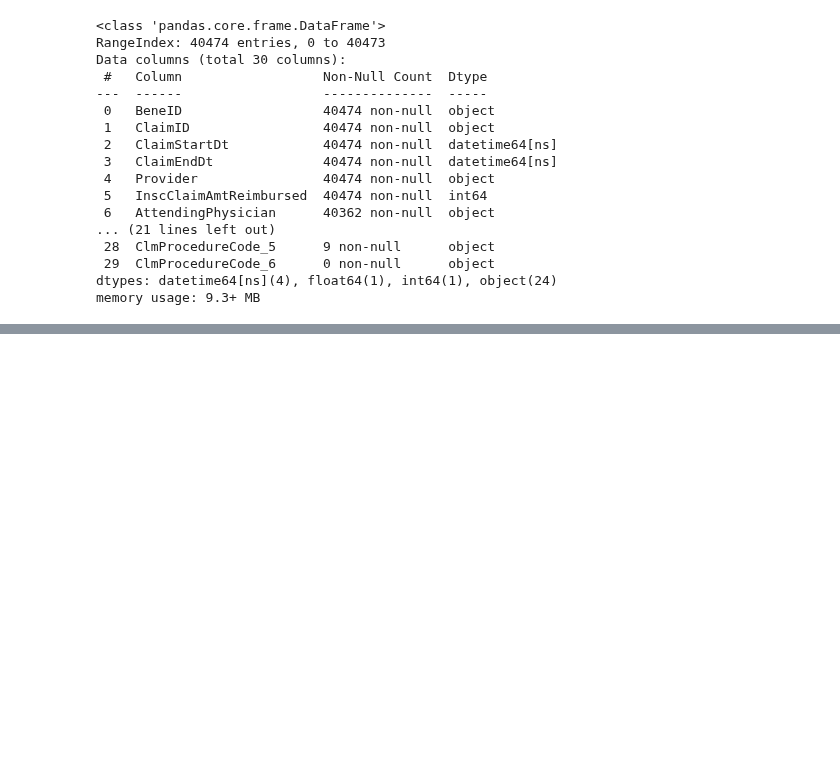
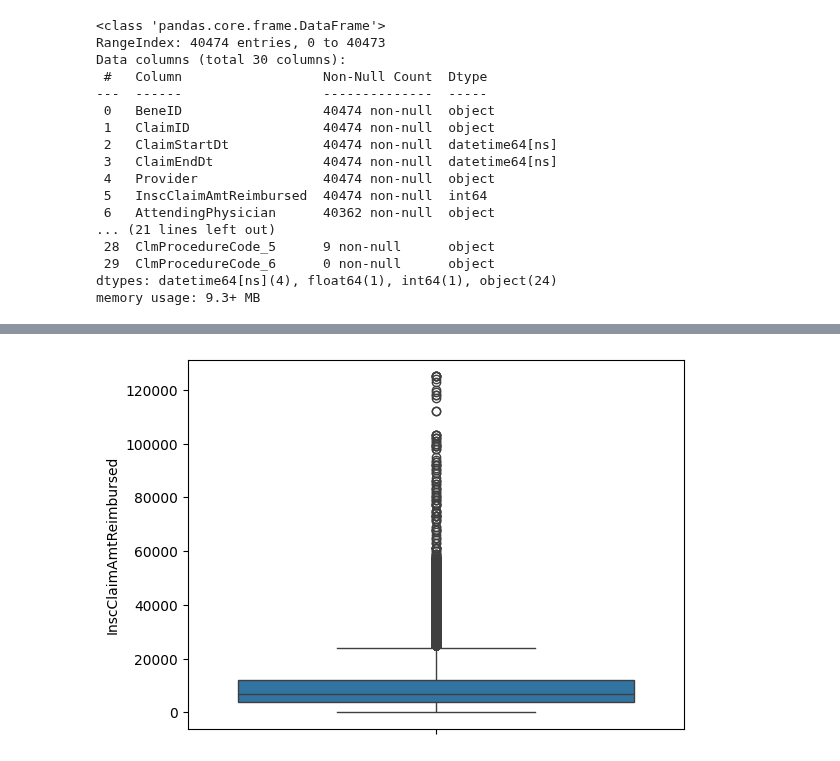
Before and after one commit to dantrainor9/Health-Claims-Fraud, a Jupyter notebook: Health_claims_fraud.ipynb, the cells around one changed output, grey strips where cells are left out. Cells and saved outputs as stored; diff of their text form; code cells hidden in the pictures; blank space fills up the shorter version.

```diff
--- a/Health_claims_fraud.ipynb
+++ b/Health_claims_fraud.ipynb
@@ -370,3 +372,8 @@ df_train_ip.describe()
 # %%
 #it seems everyone paid the same deductible, it is possible everyone is on the same plan.
 #as this data came from one source, it may be a good thing to not have different plans as a variable in predicting fraud.
+# %%
+#checking reimbursement for outliers
+sns.boxplot(data=df_train_ip['InscClaimAmtReimbursed']);
+# %% [output]
+[figure, added]
```
Also changed, not shown: parts of 2 cells of this notebook.
